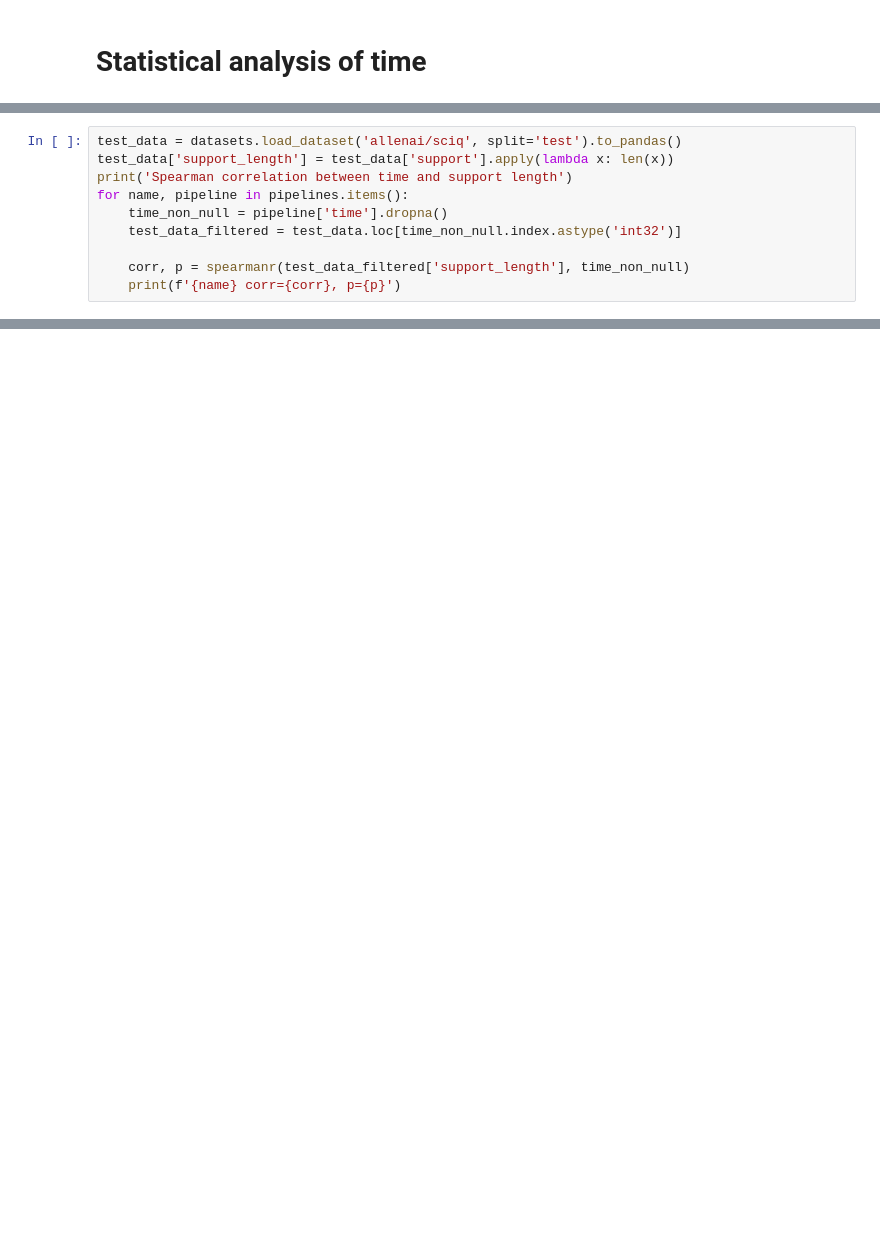
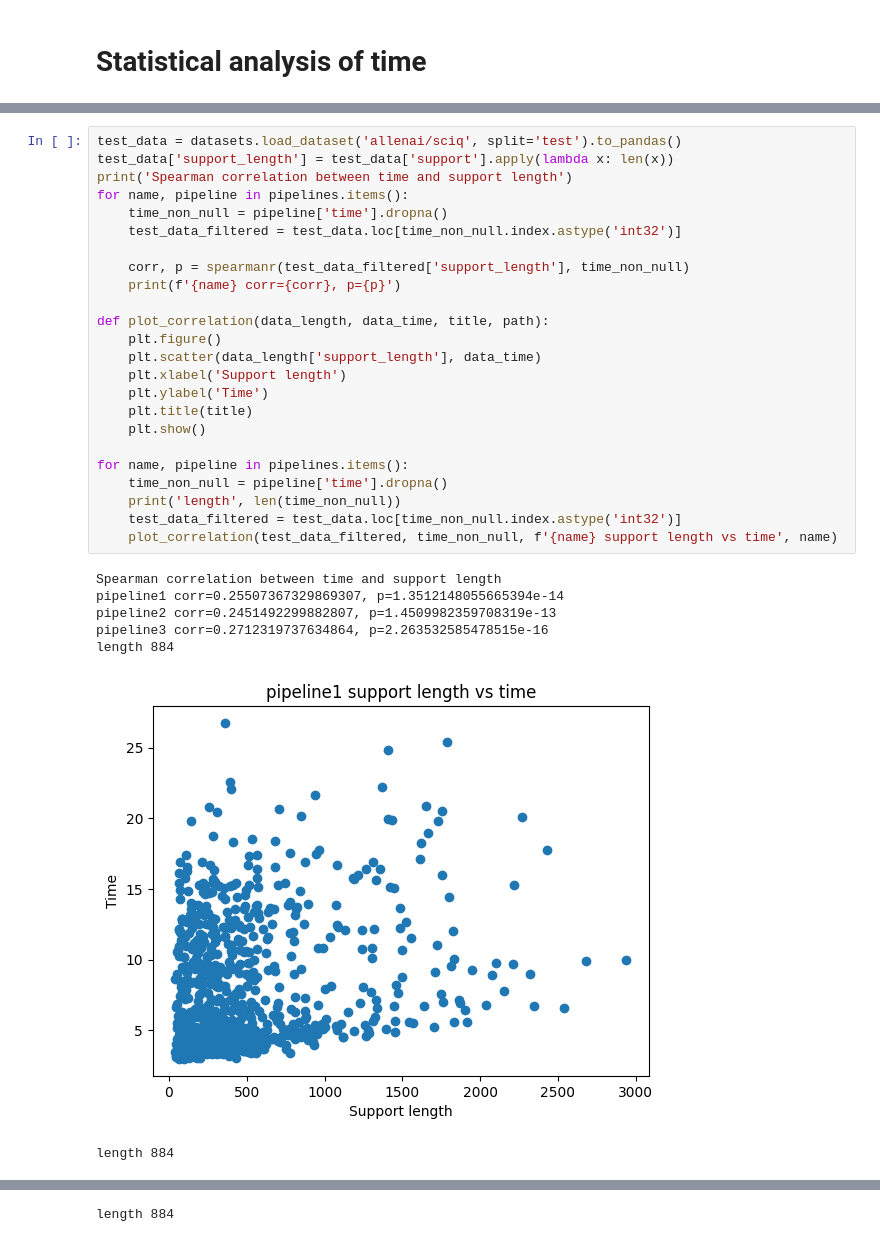
Before and after one commit to kxv26/MCQ, a Jupyter notebook: results_pipelines.ipynb, the cells around one changed output, grey strips where cells are left out. Drawn from its saved outputs; the diff is of its cells as text; blank space fills up the shorter version.

Commit message:
presentation plots

```diff
--- a/results_pipelines.ipynb
+++ b/results_pipelines.ipynb
@@ -192,10 +270,32 @@ print('pipeline3 mean: ', pipelines['pipeline3']['time'].mean())
 # %%
 test_data = datasets.load_dataset('allenai/sciq', split='test').to_pandas()
 test_data['support_length'] = test_data['support'].apply(lambda x: len(x))
 print('Spearman correlation between time and support length')
 for name, pipeline in pipelines.items():
     time_non_null = pipeline['time'].dropna()
     test_data_filtered = test_data.loc[time_non_null.index.astype('int32')]
 
     corr, p = spearmanr(test_data_filtered['support_length'], time_non_null)
     print(f'{name} corr={corr}, p={p}')
+
+def plot_correlation(data_length, data_time, title, path):
+    plt.figure()
+    plt.scatter(data_length['support_length'], data_time)
+    plt.xlabel('Support length')
+    plt.ylabel('Time')
+    plt.title(title)
+    plt.show()
+
+for name, pipeline in pipelines.items():
+    time_non_null = pipeline['time'].dropna()
+    print('length', len(time_non_null))
+    test_data_filtered = test_data.loc[time_non_null.index.astype('int32')]
+    plot_correlation(test_data_filtered, time_non_null, f'{name} support length vs time', name)
+# %% [output]
+Spearman correlation between time and support length
+pipeline1 corr=0.25507367329869307, p=1.3512148055665394e-14
+pipeline2 corr=0.2451492299882807, p=1.4509982359708319e-13
+pipeline3 corr=0.2712319737634864, p=2.263532585478515e-16
+length 884
+[figure, added]
+length 884
@@ -201,0 +303 @@ for name, pipeline in pipelines.items():
+length 884
```
Also changed, not shown: parts of 8 cells of this notebook, 2 other files.
